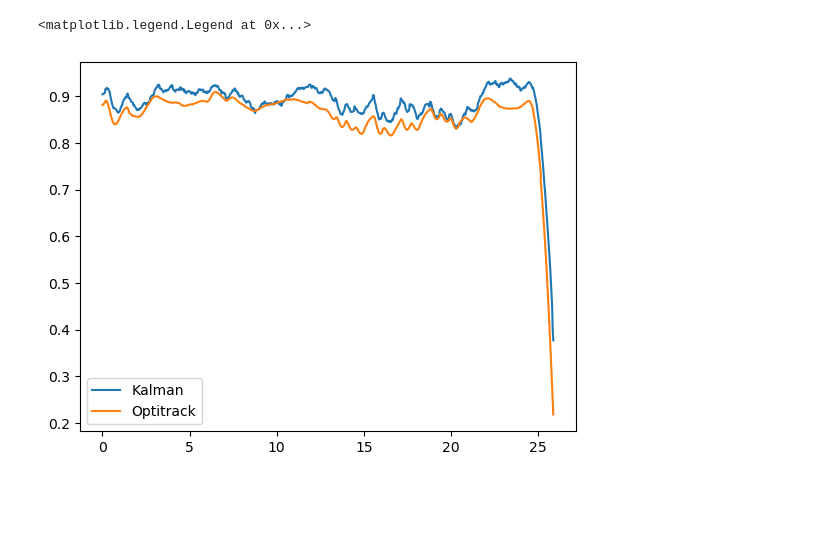
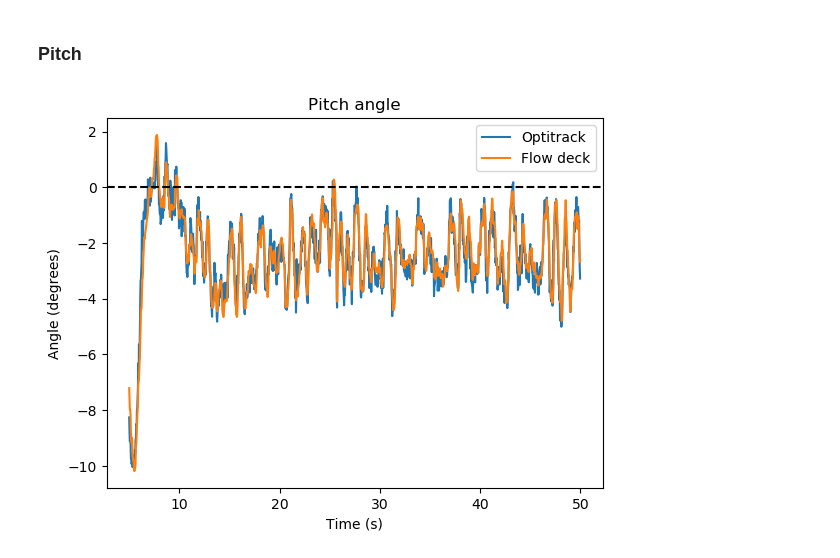
Before and after one commit to LuizMiguelTavares/crazyflie, a Jupyter notebook: crazyflie_controller/src/data/kalman_filter_tests2.ipynb, the cells around one changed output. Drawn from its saved outputs; the diff is of its cells as text; code cells hidden in the pictures; blank space fills up the shorter version.

Commit message:
huge changes on the project. The LQR was tuned and many tests were made. The visualizations of the errors are better and the documentation started to be written

```diff
--- a/crazyflie_controller/src/data/kalman_filter_tests2.ipynb
+++ b/crazyflie_controller/src/data/kalman_filter_tests2.ipynb
@@ -44,7 +312,14 @@ for topic, msg, t in bag.read_messages(topics=['time', 'position_Optitrack', 'po
+# %% [markdown]
+### Pitch
 # %%
-plt.plot(time, [x[2] for x in position_kalman], label='Kalman')
-plt.plot(time, [x[2] for x in position_optitrack], label='Optitrack')
-plt.legend()
+plt.plot(time, [x[1] for x in orientation_degrees])
+plt.plot(time, [x[1] for x in pitch_roll_crazyflie])
+plt.xlabel('Time (s)')
+plt.ylabel('Angle (degrees)')
+plt.title('Pitch angle')
+plt.legend(['Optitrack', 'Flow deck'])
+plt.axhline(y=0.0, color='k', linestyle='--')
+
+plt.show()
 # %% [output]
-<matplotlib.legend.Legend at 0x...>
-[figure, old version]
+[figure, new version]
```
Also changed, not shown: parts of 40 cells of this notebook, 40 other files.
